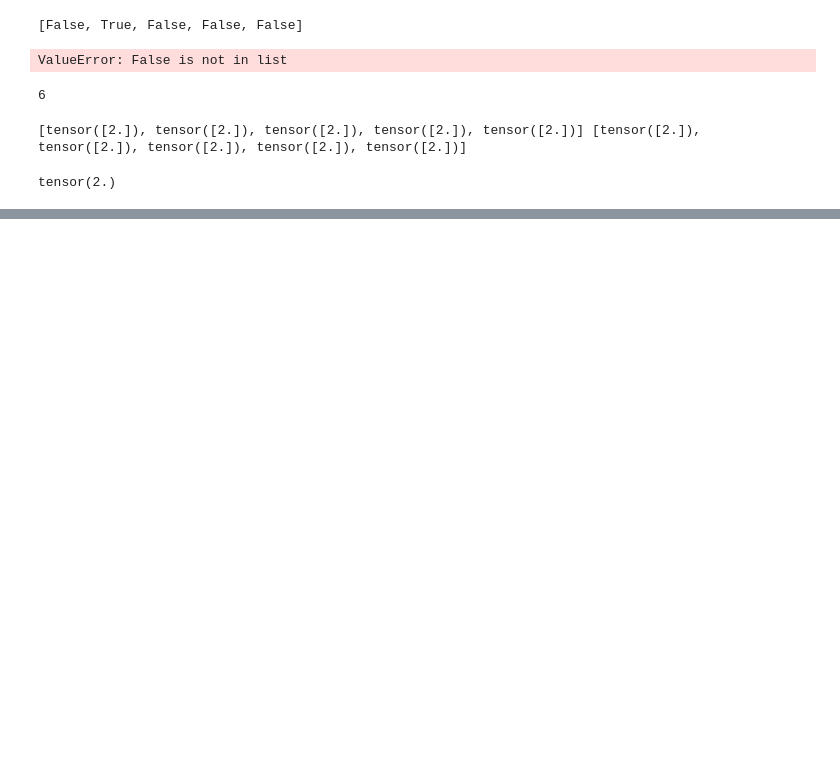
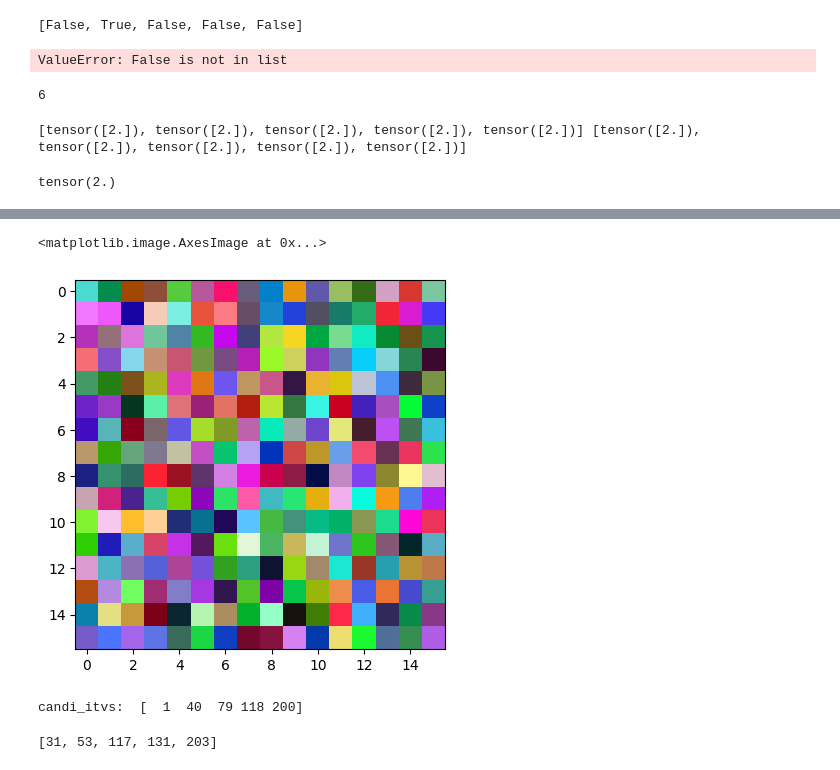
Before and after one commit to kkkkqq/NewBPTT, a Jupyter notebook: playground.ipynb, the cells around one changed output, grey strips where cells are left out. Cells and saved outputs as stored; diff of their text form; code cells hidden in the pictures; blank space fills up the shorter version.

```diff
--- a/playground.ipynb
+++ b/playground.ipynb
@@ -32,0 +88,29 @@ tensor(2.)
+# %%
+plt.imshow(crop(test_img, 0, 0, 16, 16)[0].squeeze(0).permute(1,2,0).numpy())
+# %% [output]
+<matplotlib.image.AxesImage at 0x...>
+[figure, added]
+# %%
+def cand_steps(min_steps, num_forward, num_backward, num_interval):
+    from numpy import arange
+    from numpy.random import randint
+    min_steps = max(min_steps, num_forward-num_backward)
+    max_steps = num_forward
+    full_interval = max_steps-min_steps
+    if full_interval<num_interval:
+        raise AssertionError("meta loss can be computed in interval {} to {}, this interval is shorter than {}!".format(min_steps, max_steps, num_interval))
+    interval = full_interval//num_interval
+    if full_interval%num_interval==0:
+        candi_itvs = arange(min_steps, max_steps, interval)
+    else:
+        candi_itvs = arange(min_steps, min_steps+interval*num_interval, interval)
+        candi_itvs[-1] = max_steps-num_interval
+    print('candi_itvs: ', candi_itvs)
+    candi_itvs += randint(0, interval, num_interval)
+    candi_itvs = list(candi_itvs)
+    return candi_itvs
+
+cand_steps(1,200,200,5)
+# %% [output]
+candi_itvs:  [  1  40  79 118 200]
+[31, 53, 117, 131, 203]
```
Also changed, not shown: parts of 4 cells of this notebook, 23 other files.
